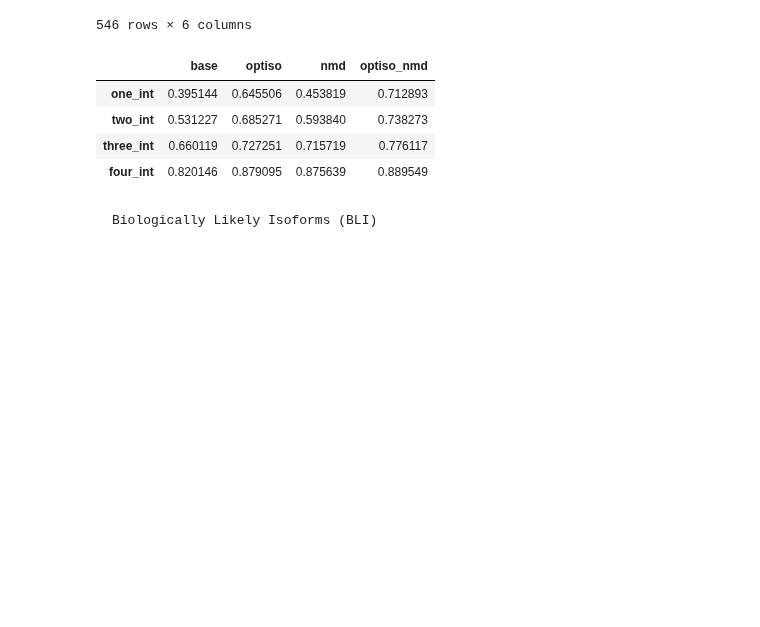
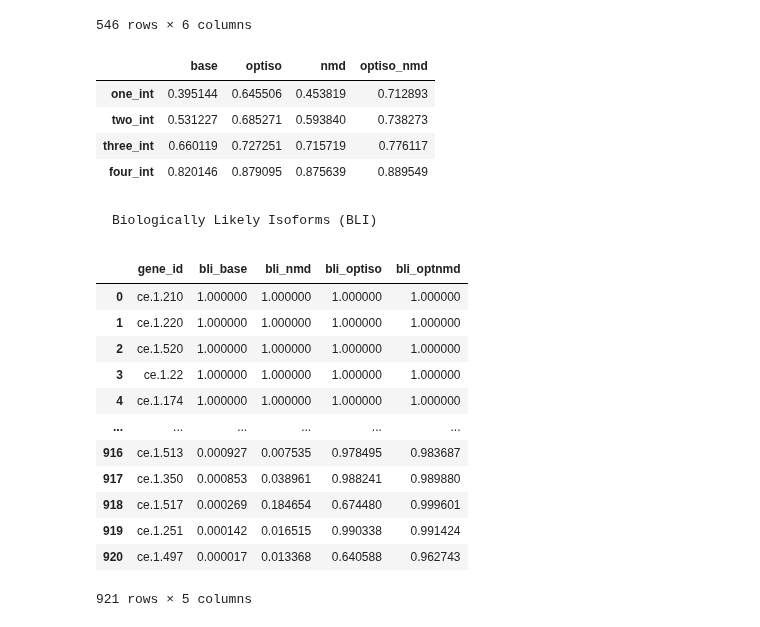
Before and after one commit to KorfLab/isoforms, a Jupyter notebook: APCanalysis/apc_figures.ipynb, the cells around one changed output. Cells and saved outputs as stored; diff of their text form; code cells hidden in the pictures; blank space fills up the shorter version.

````diff
--- a/APCanalysis/apc_figures.ipynb
+++ b/APCanalysis/apc_figures.ipynb
@@ -1339,3 +1339,47 @@ mean_sims
 ```
 Biologically Likely Isoforms (BLI)
 ```
+# %%
+# run isodif to get ranks
+
+bli_base_ranked = pd.read_csv('figure_data/bli_base.isodif.ranked')
+bli_base_dist = (
+    bli_base_ranked[['gene_id', 'dist']]
+    .rename(columns={'dist':'bli_base'})
+)
+
+bli_nmd_ranked = pd.read_csv('figure_data/bli_nmd.isodif.ranked')
+bli_nmd_dist = (
+    bli_nmd_ranked[['gene_id', 'dist']]
+    .rename(columns={'dist':'bli_nmd'})
+)
+
+bli_optiso_ranked = pd.read_csv('figure_data/bli_optiso.isodif.ranked')
+bli_optiso_dist = (
+    bli_optiso_ranked[['gene_id', 'dist']]
+    .rename(columns={'dist':'bli_optiso'})
+)
+
+bli_optnmd_ranked = pd.read_csv('figure_data/bli_optnmd.isodif.ranked')
+bli_optnmd_dist = (
+    bli_optnmd_ranked[['gene_id', 'dist']]
+    .rename(columns={'dist':'bli_optnmd'})
+)
+# %%
+bli_dists = reduce(lambda left, right: left.merge(right, on='gene_id'),
+                   [bli_base_dist, bli_nmd_dist, bli_optiso_dist, bli_optnmd_dist])
+bli_dists
+# %% [output]
+|  | gene_id | bli_base | bli_nmd | bli_optiso | bli_optnmd |
+| 0 | ce.1.210 | 1.000000 | 1.000000 | 1.000000 | 1.000000 |
+| 1 | ce.1.220 | 1.000000 | 1.000000 | 1.000000 | 1.000000 |
+| 2 | ce.1.520 | 1.000000 | 1.000000 | 1.000000 | 1.000000 |
+| 3 | ce.1.22 | 1.000000 | 1.000000 | 1.000000 | 1.000000 |
+| 4 | ce.1.174 | 1.000000 | 1.000000 | 1.000000 | 1.000000 |
+| ... | ... | ... | ... | ... | ... |
+| 916 | ce.1.513 | 0.000927 | 0.007535 | 0.978495 | 0.983687 |
+| 917 | ce.1.350 | 0.000853 | 0.038961 | 0.988241 | 0.989880 |
+| 918 | ce.1.517 | 0.000269 | 0.184654 | 0.674480 | 0.999601 |
+| 919 | ce.1.251 | 0.000142 | 0.016515 | 0.990338 | 0.991424 |
+| 920 | ce.1.497 | 0.000017 | 0.013368 | 0.640588 | 0.962743 |
+921 rows × 5 columns
````
Also changed, not shown: parts of 6 cells of this notebook, 8 other files.
